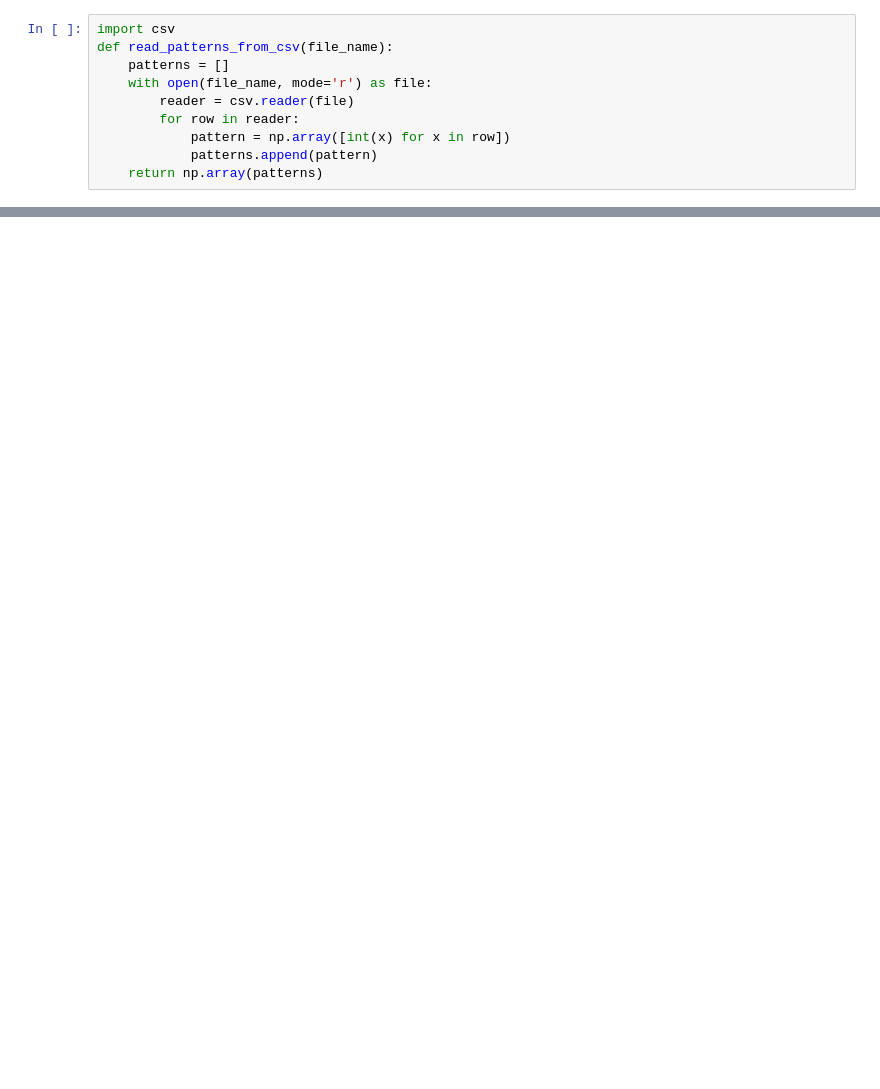
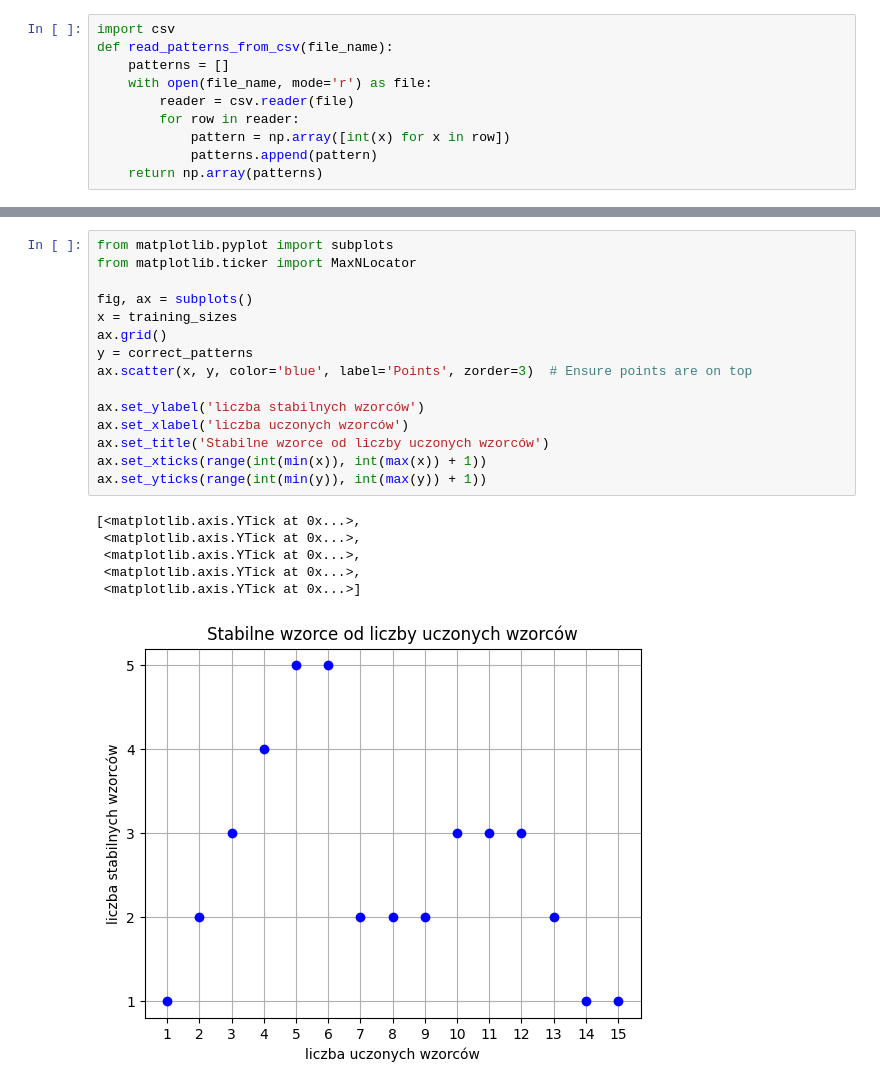
Before and after one commit to Bieslaw/NeuronProject, a Jupyter notebook: Projekt2.ipynb, the cells around one changed output, grey strips where cells are left out. Drawn from its saved outputs; the diff is of its cells as text; blank space fills up the shorter version.

```diff
--- a/Projekt2.ipynb
+++ b/Projekt2.ipynb
@@ -93,0 +136,22 @@ for p in patterns:
+# %%
+from matplotlib.pyplot import subplots
+from matplotlib.ticker import MaxNLocator
+
+fig, ax = subplots()
+x = training_sizes
+ax.grid()
+y = correct_patterns
+ax.scatter(x, y, color='blue', label='Points', zorder=3)  # Ensure points are on top
+
+ax.set_ylabel('liczba stabilnych wzorców')
+ax.set_xlabel('liczba uczonych wzorców')
+ax.set_title('Stabilne wzorce od liczby uczonych wzorców')
+ax.set_xticks(range(int(min(x)), int(max(x)) + 1))
+ax.set_yticks(range(int(min(y)), int(max(y)) + 1))
+# %% [output]
+[<matplotlib.axis.YTick at 0x...>,
+ <matplotlib.axis.YTick at 0x...>,
+ <matplotlib.axis.YTick at 0x...>,
+ <matplotlib.axis.YTick at 0x...>,
+ <matplotlib.axis.YTick at 0x...>]
+[figure, added]
```
Also changed, not shown: parts of 6 cells of this notebook, 2 other files.
